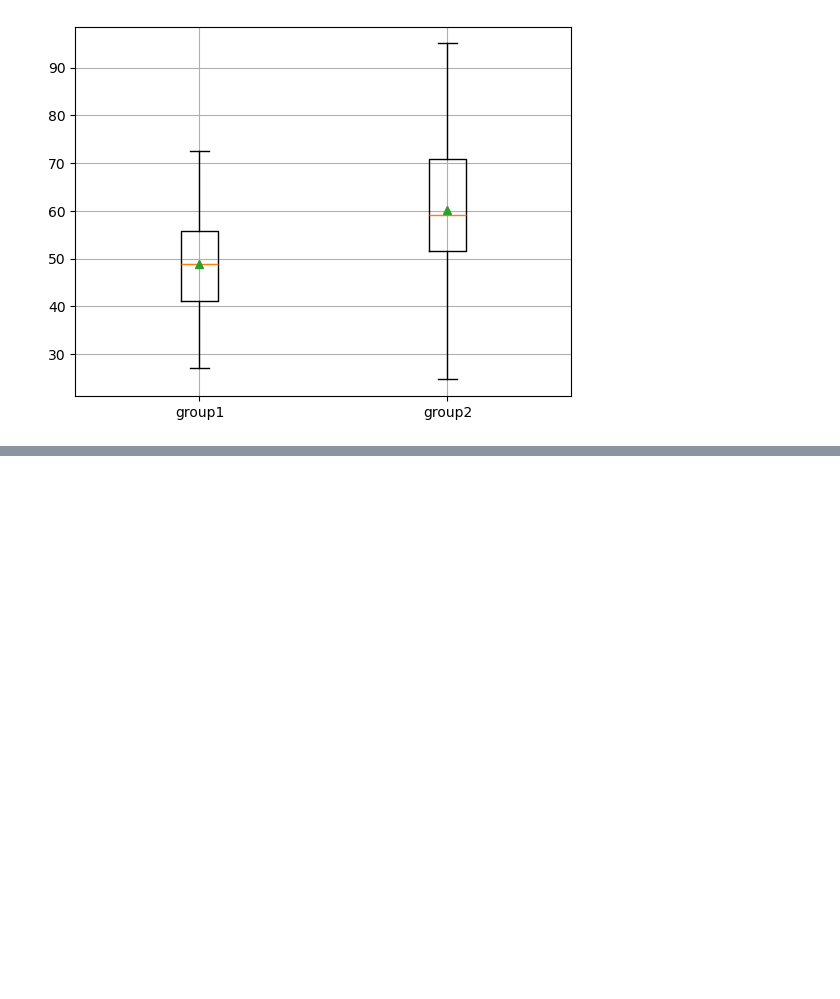
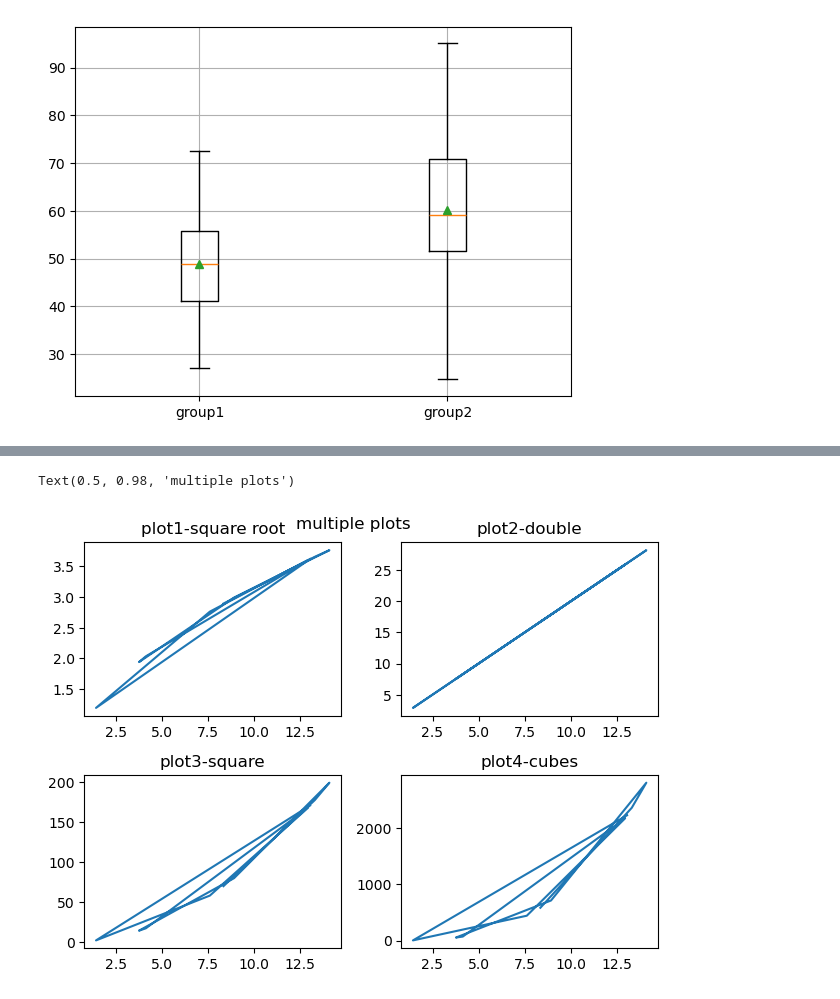
Before and after one commit to Sravankumarboini/AIML, a Jupyter notebook: DataVisualization/matplotlib.ipynb, the cells around one changed output, grey strips where cells are left out. Saved outputs shown, nothing was run; the diff lists cells and outputs as text; code cells hidden in the pictures; blank space fills up the shorter version.

```diff
--- a/DataVisualization/matplotlib.ipynb
+++ b/DataVisualization/matplotlib.ipynb
@@ -278,0 +307,20 @@ plt.show()
+# %%
+fig, ax = plt.subplots(2, 2)
+
+ax[0][0].plot(x, y1)
+ax[0][0].set_title("plot1-square root")
+
+ax[0][1].plot(x, y2)
+ax[0][1].set_title("plot2-double")
+
+ax[1][0].plot(x, y3)
+ax[1][0].set_title("plot3-square")
+
+ax[1][1].plot(x, y4)
+ax[1][1].set_title("plot4-cubes")
+
+fig.tight_layout()
+fig.suptitle("multiple plots")
+# %% [output]
+Text(0.5, 0.98, 'multiple plots')
+[figure, added]
```
Also changed, not shown: parts of 1 cell of this notebook.
